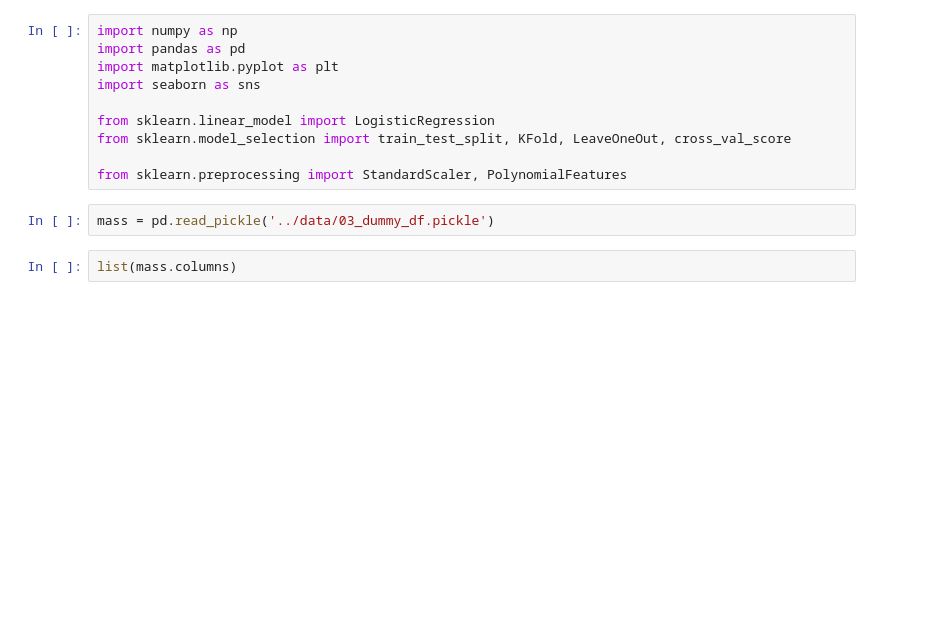
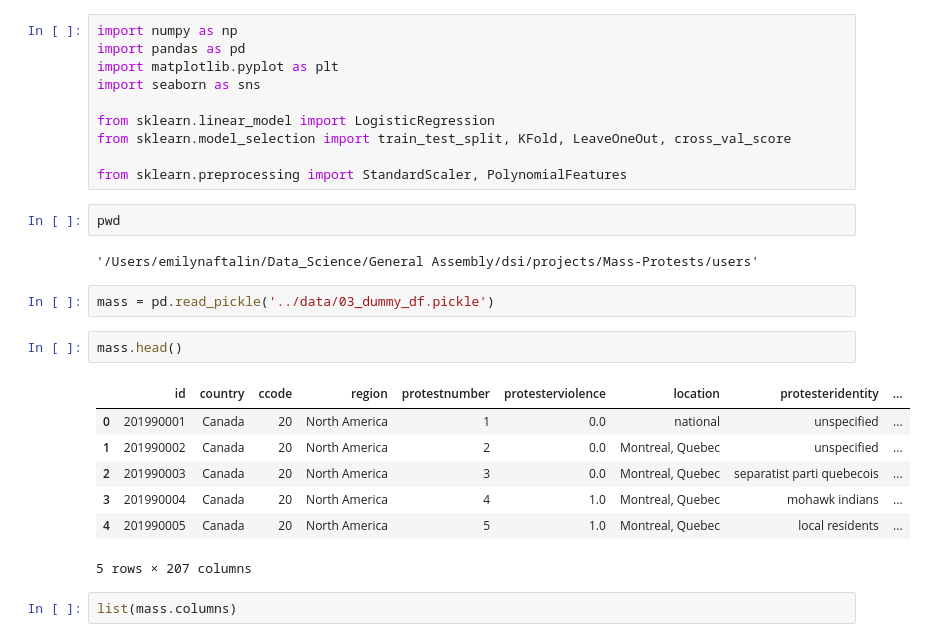
Before and after one commit to EmFib/Mass-Protests, a Jupyter notebook: users/LogisticRegression_emily.ipynb, the cells around one changed output. Cells and saved outputs as stored; diff of their text form; blank space fills up the shorter version.

```diff
--- a/users/LogisticRegression_emily.ipynb
+++ b/users/LogisticRegression_emily.ipynb
@@ -8,8 +8,22 @@ from sklearn.linear_model import LogisticRegression
 from sklearn.model_selection import train_test_split, KFold, LeaveOneOut, cross_val_score
 
 from sklearn.preprocessing import StandardScaler, PolynomialFeatures
+# %%
+pwd
+# %% [output]
+'/Users/emilynaftalin/Data_Science/General Assembly/dsi/projects/Mass-Protests/users'
 # %%
 mass = pd.read_pickle('../data/03_dummy_df.pickle')
+# %%
+mass.head()
+# %% [output]
+|  | id | country | ccode | region | protestnumber | protesterviolence | location | protesteridentity | ... |
+| 0 | 201990001 | Canada | 20 | North America | 1 | 0.0 | national | unspecified | ... |
+| 1 | 201990002 | Canada | 20 | North America | 2 | 0.0 | Montreal, Quebec | unspecified | ... |
+| 2 | 201990003 | Canada | 20 | North America | 3 | 0.0 | Montreal, Quebec | separatist parti quebecois | ... |
+| 3 | 201990004 | Canada | 20 | North America | 4 | 1.0 | Montreal, Quebec | mohawk indians | ... |
+| 4 | 201990005 | Canada | 20 | North America | 5 | 1.0 | Montreal, Quebec | local residents | ... |
+5 rows × 207 columns
 # %%
 list(mass.columns)
 # %% [output]
```
Also changed, not shown: parts of 29 cells of this notebook, 3 other files.
